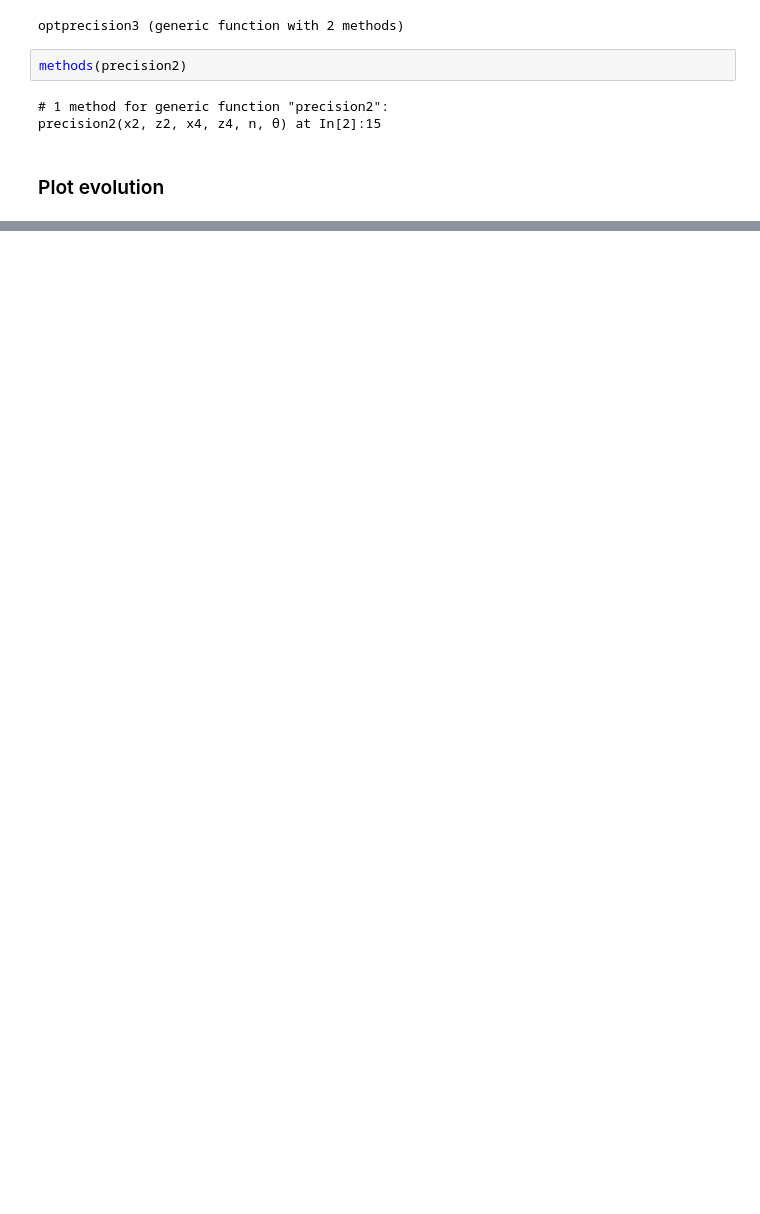
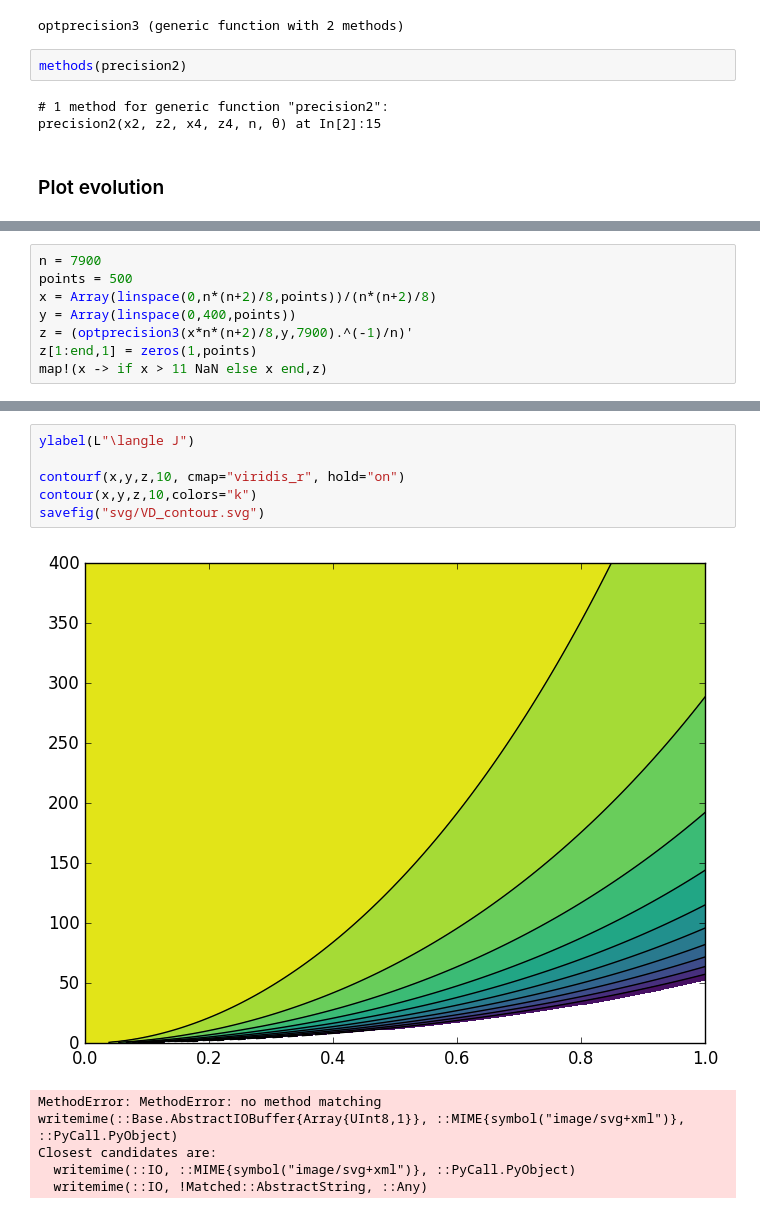
Before and after one commit to iagobaapellaniz/PhD_Thesis, a Jupyter notebook: plots.ipynb, the cells around one changed output, grey strips where cells are left out. Saved outputs shown, nothing was run; the diff lists cells and outputs as text; blank space fills up the shorter version.

Commit message:
2 new figures initialized. Let's improve them!!2 new figures initialized. Let's improve them!!

```diff
--- a/plots.ipynb
+++ b/plots.ipynb
@@ -101,0 +91,8 @@ while loading In[5], in expression starting on line 12
+# %%
+n = 7900
+points = 500
+x = Array(linspace(0,n*(n+2)/8,points))/(n*(n+2)/8)
+y = Array(linspace(0,400,points))
+z = (optprecision3(x*n*(n+2)/8,y,7900).^(-1)/n)'
+z[1:end,1] = zeros(1,points)
+map!(x -> if x > 11 NaN else x end,z)
@@ -101,0 +117,12 @@ while loading In[5], in expression starting on line 12
+# %%
+ylabel(L"\langle J")
+
+contourf(x,y,z,10, cmap="viridis_r", hold="on")
+contour(x,y,z,10,colors="k")
+savefig("svg/VD_contour.svg")
+# %% [output]
+[figure, added]
+MethodError: MethodError: no method matching writemime(::Base.AbstractIOBuffer{Array{UInt8,1}}, ::MIME{symbol("image/svg+xml")}, ::PyCall.PyObject)
+Closest candidates are:
+  writemime(::IO, ::MIME{symbol("image/svg+xml")}, ::PyCall.PyObject)
+  writemime(::IO, !Matched::AbstractString, ::Any)
```
Also changed, not shown: parts of 6 cells of this notebook, 2 other files.
